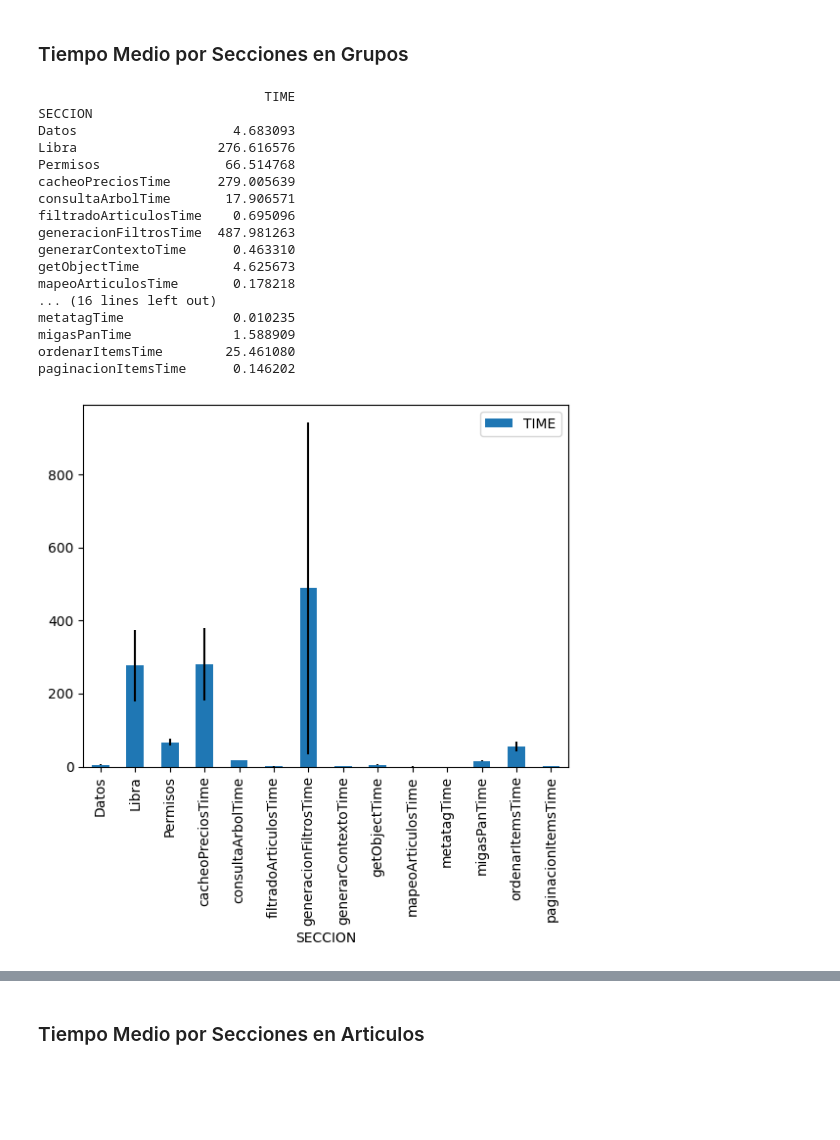
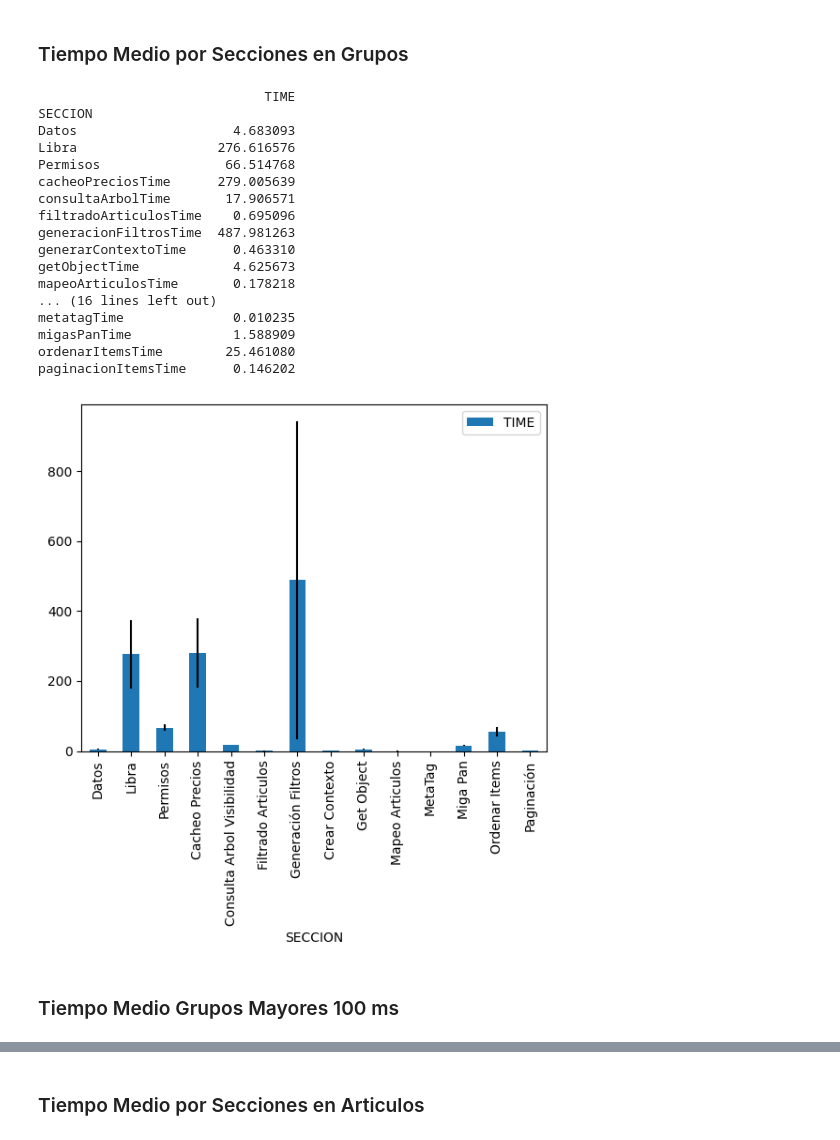
Before and after one commit to JavierBrenlla/pandas, a Jupyter notebook: rendimientosegundaversion.ipynb, the cells around one changed output, grey strips where cells are left out. Drawn from its saved outputs; the diff is of its cells as text; code cells hidden in the pictures; blank space fills up the shorter version.

```diff
--- a/rendimientosegundaversion.ipynb
+++ b/rendimientosegundaversion.ipynb
@@ -96,31 +154,49 @@ updateCacheTime                      8.517910
 # %%
 df = df.dropna()
 
 grupo = df[df["VISTA"] == "grupo"]
 
 #grupo_filtrado = grupo
 grupo_filtrado = grupo[grupo["SECCION"] != "Renderizado"]
 
-grupo_filtrado.groupby("SECCION").mean().plot(kind = "bar", yerr = grupo_filtrado.groupby("SECCION").std() / 2)
+ax = grupo_filtrado.groupby("SECCION").mean().plot(kind = "bar", yerr = grupo_filtrado.groupby("SECCION").std() / 2)
+
+ax.set_xticklabels(["Datos",
+                    "Libra",
+                    "Permisos",
+                    "Cacheo Precios",
+                    "Consulta Arbol Visibilidad",
+                    "Filtrado Articulos",
+                    "Generación Filtros",
+                    "Crear Contexto",
+                    "Get Object",
+                    "Mapeo Articulos",
+                    "MetaTag",
+                    "Miga Pan",
+                    "Ordenar Items",
+                    "Paginación",
+                    ])
 
 print(grupo_filtrado.groupby("SECCION").mean())
 print(grupo_filtrado.groupby("SECCION").std(ddof=0))
 # %% [output]
                              TIME
 SECCION
 Datos                    4.683093
 Libra                  276.616576
 Permisos                66.514768
 cacheoPreciosTime      279.005639
 consultaArbolTime       17.906571
 filtradoArticulosTime    0.695096
 generacionFiltrosTime  487.981263
 generarContextoTime      0.463310
 getObjectTime            4.625673
 mapeoArticulosTime       0.178218
 ... (16 lines left out)
 metatagTime              0.010235
 migasPanTime             1.588909
 ordenarItemsTime        25.461080
 paginacionItemsTime      0.146202
-[figure, old version]
+[figure, new version]
+# %% [markdown]
+### Tiempo Medio Grupos Mayores 100 ms
```
Also changed, not shown: parts of 7 cells of this notebook.
